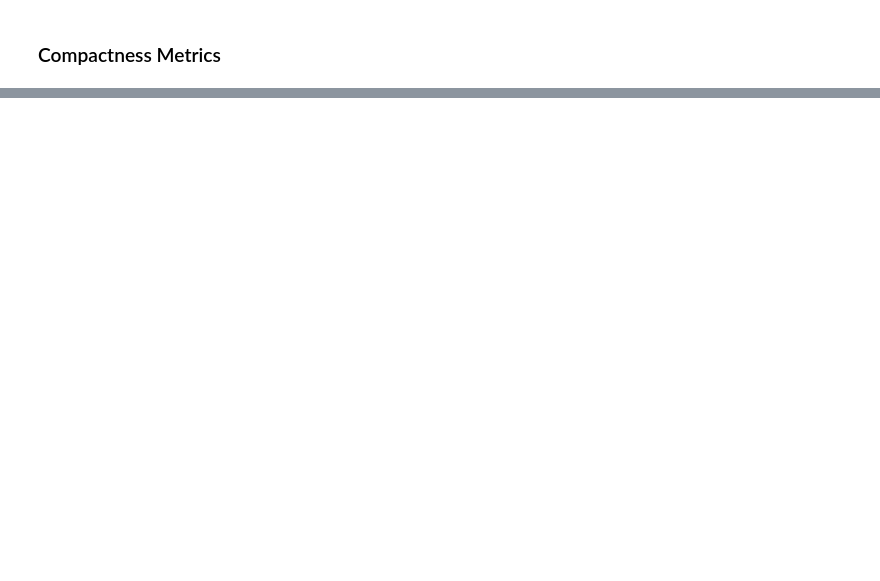
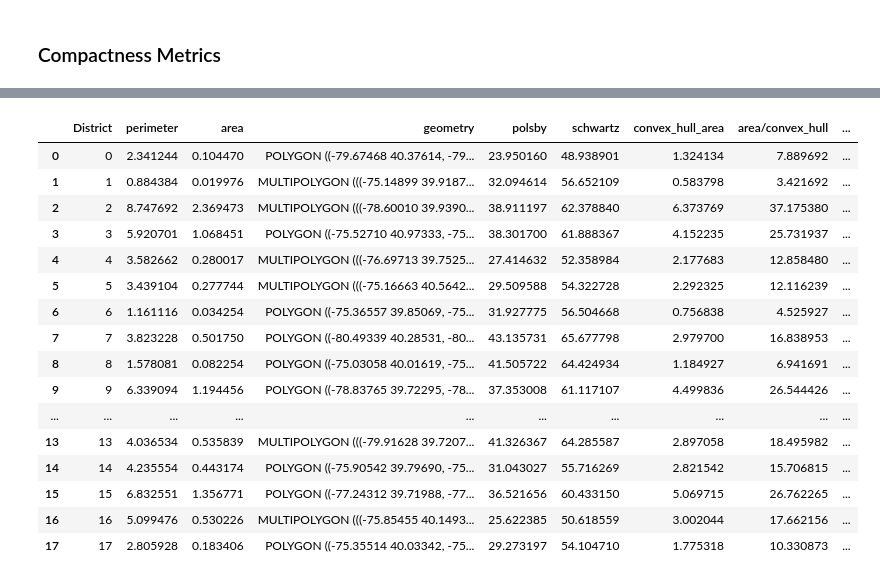
Before and after one commit to rahulmnair1997/Clustering-and-Regression-Analysis-of-Gerrymandering, a Jupyter notebook: Redistricting_by_weighted_k_means.ipynb, the cells around one changed output, grey strips where cells are left out. Cells and saved outputs as stored; diff of their text form; code cells hidden in the pictures; blank space fills up the shorter version.

```diff
--- a/Redistricting_by_weighted_k_means.ipynb
+++ b/Redistricting_by_weighted_k_means.ipynb
@@ -786,0 +813,2 @@ plt.show()
+# %%
+districts = districts.drop('circle', axis=1)
@@ -786,0 +818,20 @@ plt.show()
+# %%
+districts
+# %% [output]
+|  | District | perimeter | area | geometry | polsby | schwartz | convex_hull_area | area/convex_hull | ... |
+| 0 | 0 | 2.341244 | 0.104470 | POLYGON ((-79.67468 40.37614, -79... | 23.950160 | 48.938901 | 1.324134 | 7.889692 | ... |
+| 1 | 1 | 0.884384 | 0.019976 | MULTIPOLYGON (((-75.14899 39.9187... | 32.094614 | 56.652109 | 0.583798 | 3.421692 | ... |
+| 2 | 2 | 8.747692 | 2.369473 | MULTIPOLYGON (((-78.60010 39.9390... | 38.911197 | 62.378840 | 6.373769 | 37.175380 | ... |
+| 3 | 3 | 5.920701 | 1.068451 | POLYGON ((-75.52710 40.97333, -75... | 38.301700 | 61.888367 | 4.152235 | 25.731937 | ... |
+| 4 | 4 | 3.582662 | 0.280017 | MULTIPOLYGON (((-76.69713 39.7525... | 27.414632 | 52.358984 | 2.177683 | 12.858480 | ... |
+| 5 | 5 | 3.439104 | 0.277744 | MULTIPOLYGON (((-75.16663 40.5642... | 29.509588 | 54.322728 | 2.292325 | 12.116239 | ... |
+| 6 | 6 | 1.161116 | 0.034254 | POLYGON ((-75.36557 39.85069, -75... | 31.927775 | 56.504668 | 0.756838 | 4.525927 | ... |
+| 7 | 7 | 3.823228 | 0.501750 | POLYGON ((-80.49339 40.28531, -80... | 43.135731 | 65.677798 | 2.979700 | 16.838953 | ... |
+| 8 | 8 | 1.578081 | 0.082254 | POLYGON ((-75.03058 40.01619, -75... | 41.505722 | 64.424934 | 1.184927 | 6.941691 | ... |
+| 9 | 9 | 6.339094 | 1.194456 | POLYGON ((-78.83765 39.72295, -78... | 37.353008 | 61.117107 | 4.499836 | 26.544426 | ... |
+| ... | ... | ... | ... | ... | ... | ... | ... | ... | ... |
+| 13 | 13 | 4.036534 | 0.535839 | MULTIPOLYGON (((-79.91628 39.7207... | 41.326367 | 64.285587 | 2.897058 | 18.495982 | ... |
+| 14 | 14 | 4.235554 | 0.443174 | POLYGON ((-75.90542 39.79690, -75... | 31.043027 | 55.716269 | 2.821542 | 15.706815 | ... |
+| 15 | 15 | 6.832551 | 1.356771 | POLYGON ((-77.24312 39.71988, -77... | 36.521656 | 60.433150 | 5.069715 | 26.762265 | ... |
+| 16 | 16 | 5.099476 | 0.530226 | MULTIPOLYGON (((-75.85455 40.1493... | 25.622385 | 50.618559 | 3.002044 | 17.662156 | ... |
+| 17 | 17 | 2.805928 | 0.183406 | POLYGON ((-75.35514 40.03342, -75... | 29.273197 | 54.104710 | 1.775318 | 10.330873 | ... |
```
Also changed, not shown: parts of 24 cells of this notebook.
